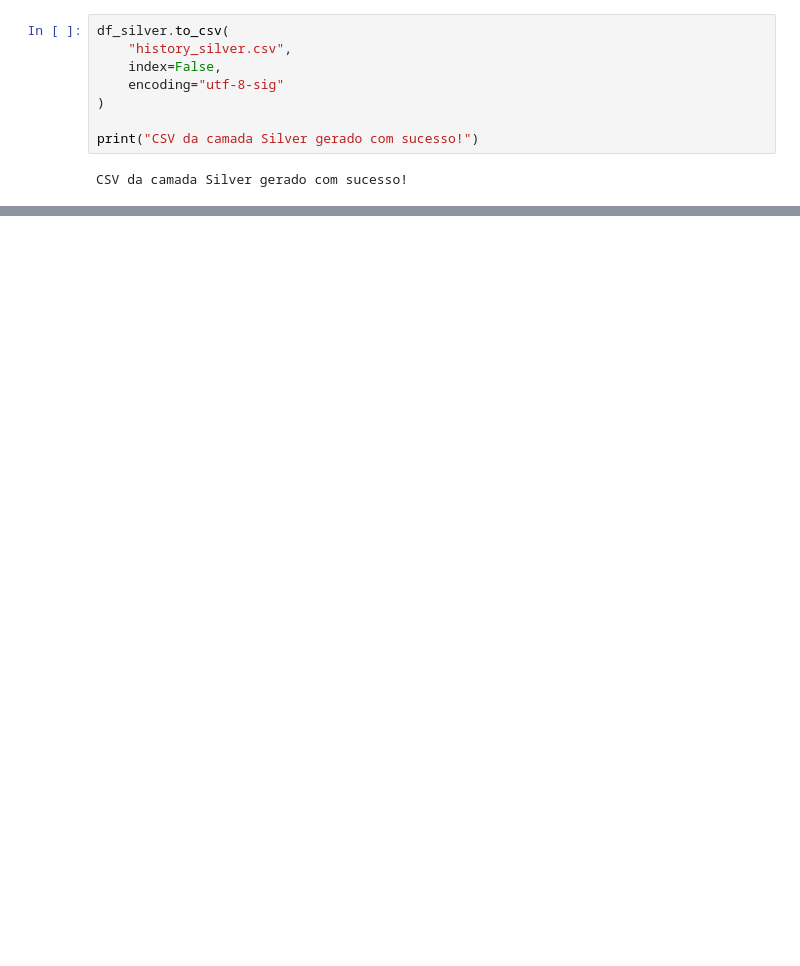
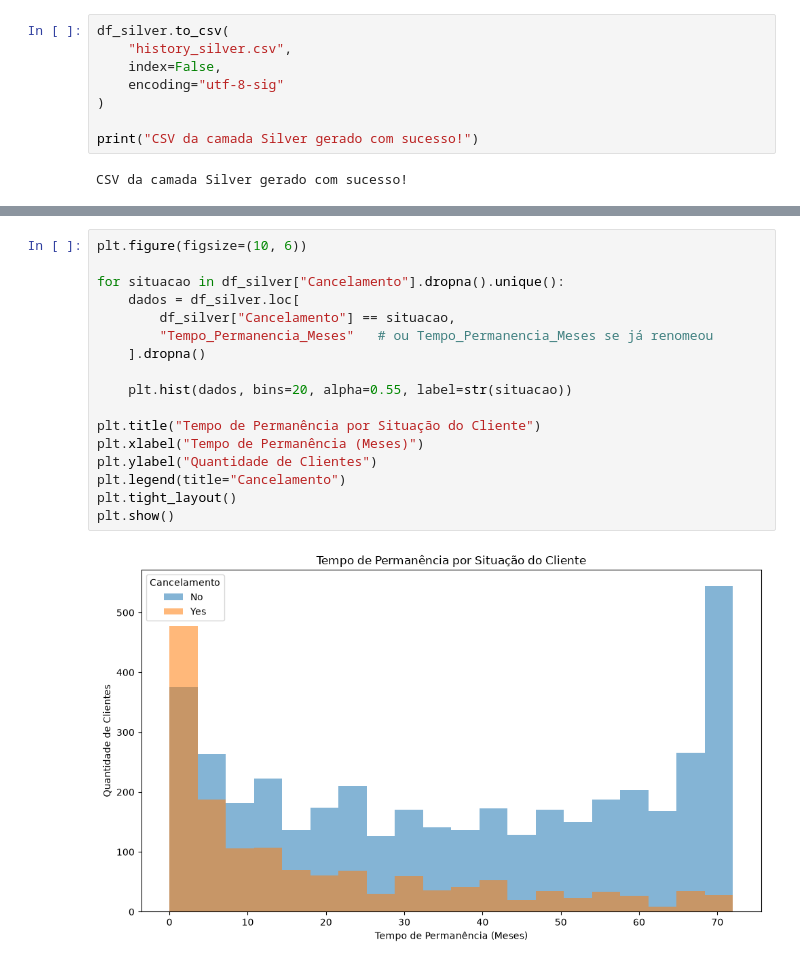
Before and after one commit to gziinx/PII2_databricks, a Jupyter notebook: 02_silver.ipynb, the cells around one changed output, grey strips where cells are left out. Drawn from its saved outputs; the diff is of its cells as text; blank space fills up the shorter version.

```diff
--- a/02_silver.ipynb
+++ b/02_silver.ipynb
@@ -304,0 +426,19 @@ Coluna renomeada com sucesso!
+# %%
+plt.figure(figsize=(10, 6))
+
+for situacao in df_silver["Cancelamento"].dropna().unique():
+    dados = df_silver.loc[
+        df_silver["Cancelamento"] == situacao,
+        "Tempo_Permanencia_Meses"   # ou Tempo_Permanencia_Meses se já renomeou
+    ].dropna()
+
+    plt.hist(dados, bins=20, alpha=0.55, label=str(situacao))
+
+plt.title("Tempo de Permanência por Situação do Cliente")
+plt.xlabel("Tempo de Permanência (Meses)")
+plt.ylabel("Quantidade de Clientes")
+plt.legend(title="Cancelamento")
+plt.tight_layout()
+plt.show()
+# %% [output]
+[figure, added]
```
Also changed, not shown: parts of 23 cells of this notebook, 1 other file.
